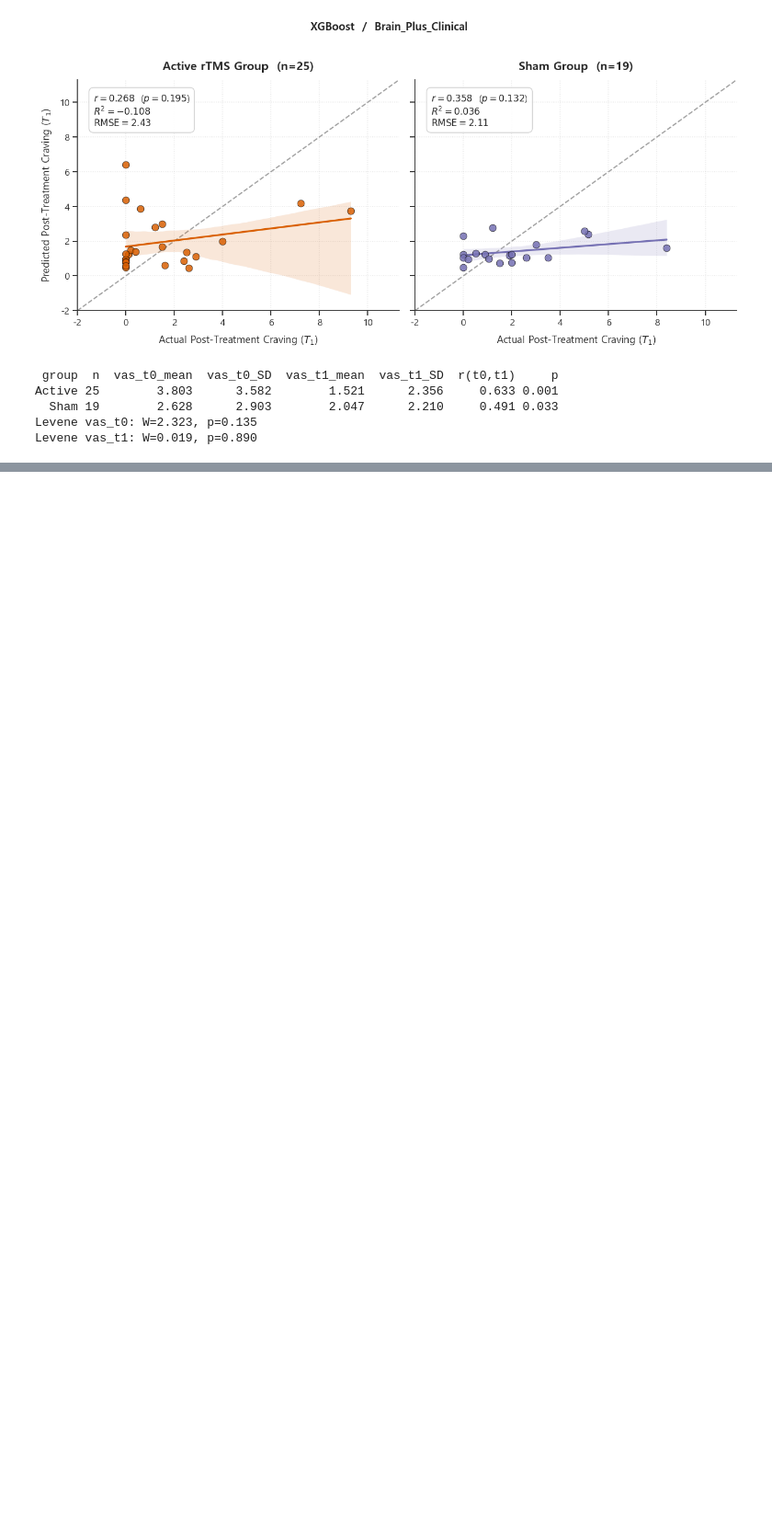
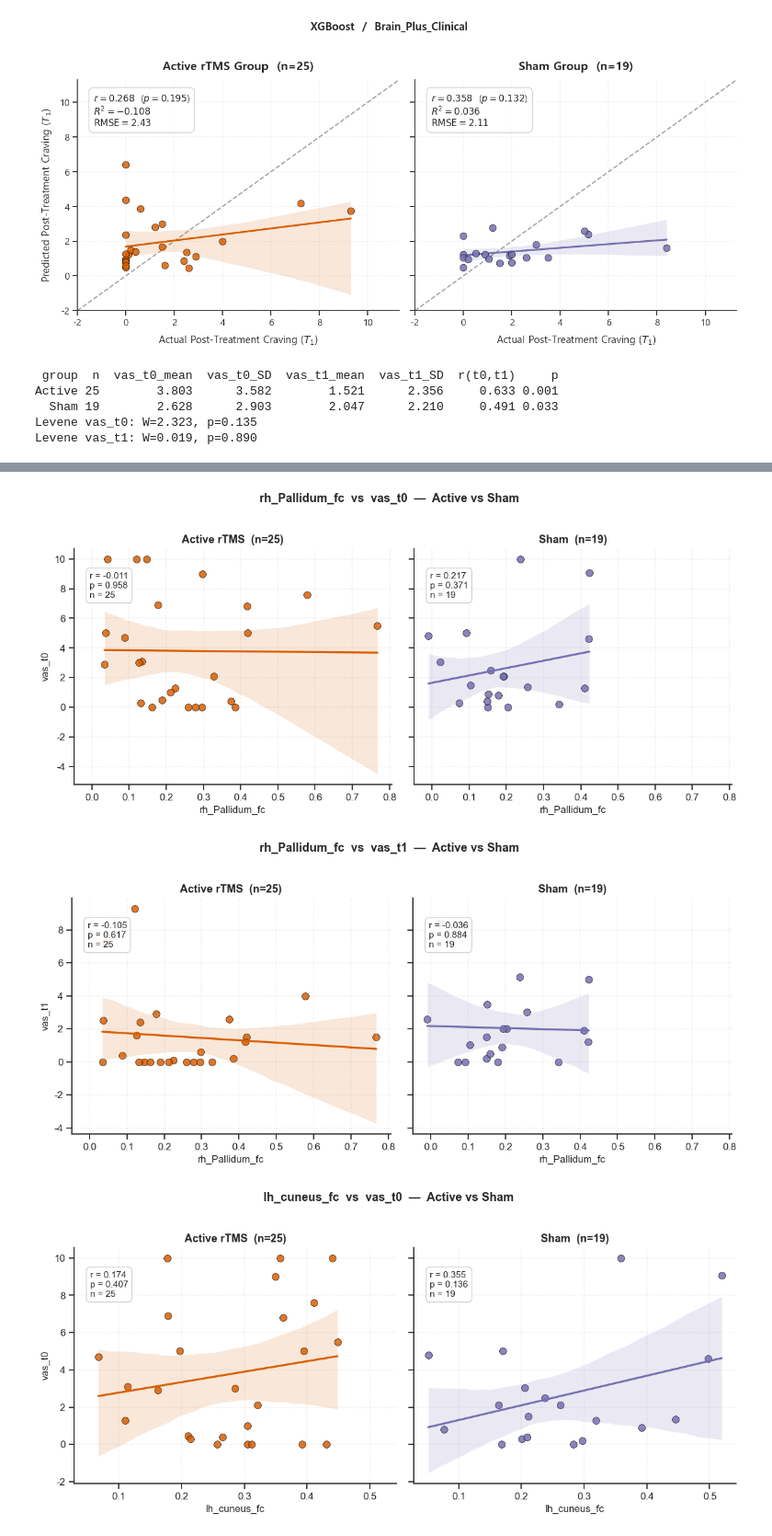
Before and after one commit to esensy/TMS, a Jupyter notebook: automl_comparison_paired_FC_SHAP_top2_strength.ipynb, the cells around one changed output, grey strips where cells are left out. Shown at 92% size. Saved outputs shown, nothing was run; the diff lists cells and outputs as text; code cells hidden in the pictures; blank space fills up the shorter version.

```diff
--- a/automl_comparison_paired_FC_SHAP_top2_strength.ipynb
+++ b/automl_comparison_paired_FC_SHAP_top2_strength.ipynb
@@ -445,0 +499,42 @@ Levene vas_t1: W=0.019, p=0.890
+# %%
+palette2 = {'Active rTMS': '#D95F02', 'Sham': '#7570B3'}
+groups2 = ['Active rTMS', 'Sham']
+group_labels = np.where(df['treatment_group'].values == 2, 'Active rTMS', 'Sham')
+
+for feat in brain_feats_plot:
+    for vas_col in vas_targets_plot:
+        fig, axes = plt.subplots(1, 2, figsize=(11, 5), dpi=110, sharex=True, sharey=True)
+
+        for i, grp in enumerate(groups2):
+            ax = axes[i]
+            mask = group_labels == grp
+            x = df.loc[mask, feat].values
+            y_v = df.loc[mask, vas_col].values
+            color = palette2[grp]
+
+            r, pval = pearsonr(x, y_v)
+
+            sns.regplot(x=x, y=y_v, ax=ax,
+                        scatter_kws=dict(s=60, alpha=0.85, edgecolor='black', linewidth=0.5, color=color),
+                        line_kws=dict(color=color, linewidth=2.2), ci=95)
+
+            ax.set_title(f'{grp}  (n={mask.sum()})', fontsize=12, fontweight='bold')
+            ax.set_xlabel(feat, fontsize=11)
+            if i == 0:
+                ax.set_ylabel(vas_col, fontsize=11)
+
+            sig = '*' if pval < 0.05 else ''
+            ax.text(0.05, 0.90, f'r = {r:.3f}{sig}\np = {pval:.3f}\nn = {mask.sum()}',
+                    transform=ax.transAxes, fontsize=10, va='top',
+                    bbox=dict(boxstyle='round,pad=0.4', facecolor='white', alpha=0.9, edgecolor='#CCCCCC'))
+
+            ax.grid(True, linestyle=':', alpha=0.5)
+
+        fig.suptitle(f'{feat}  vs  {vas_col}  —  Active vs Sham', fontsize=13, fontweight='bold', y=1.02)
+        sns.despine()
+        plt.tight_layout()
+        plt.show()
+# %% [output]
+[figure, added]
+[figure, added]
+[figure, added]
```
Also changed, not shown: parts of 4 cells of this notebook.
